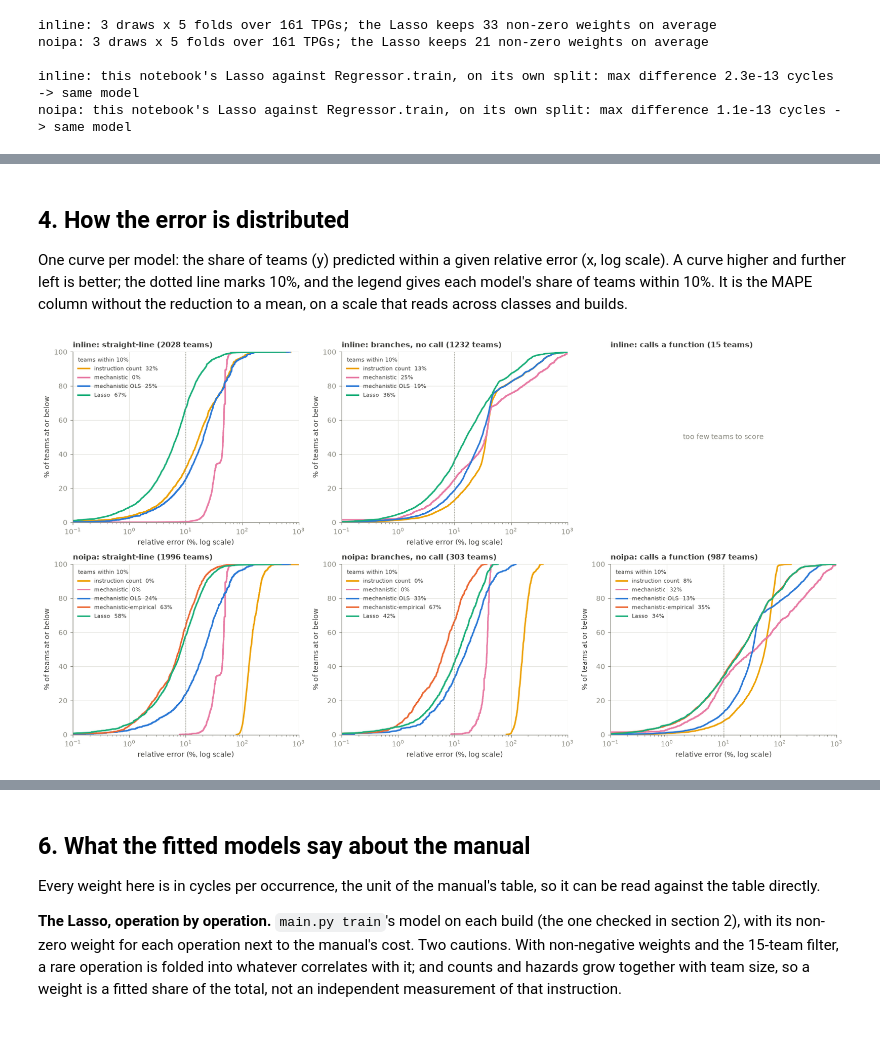
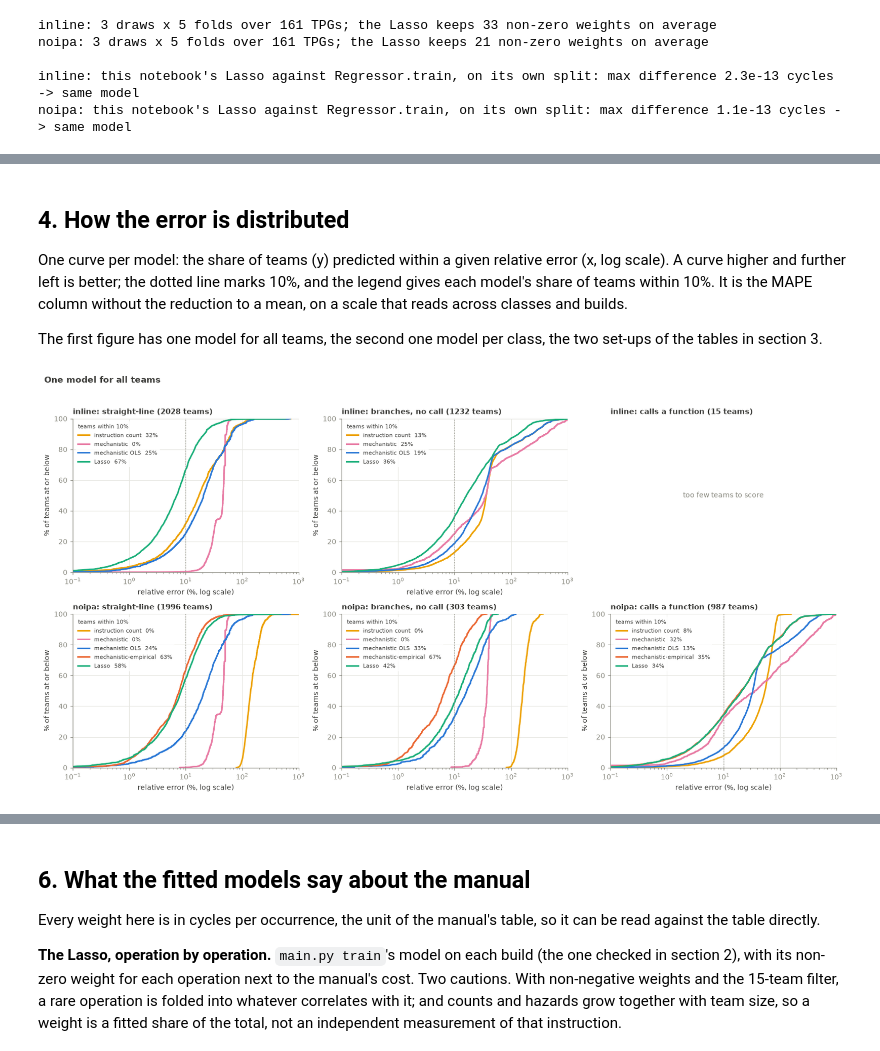
Before and after one commit to allpaul0/uarch_modeling_tpg, a Jupyter notebook: model_comparison.ipynb, the cells around one changed output, grey strips where cells are left out. Saved outputs shown, nothing was run; the diff lists cells and outputs as text; code cells hidden in the pictures.

```diff
--- a/model_comparison.ipynb
+++ b/model_comparison.ipynb
@@ -432,0 +609,4 @@ NOIPA: MAPE / MAE (cycles) / R2
+# %%
+for b in B.values():
+    if has_calls(b):                      # the library functions are called: noipa
+        print_tables(b)
@@ -438,31 +636,44 @@ error (x, log scale). A curve higher and further left is better; the dotted line
 marks 10%, and the legend gives each model's share of teams within 10%. It is the
 MAPE column without the reduction to a mean, on a scale that reads across classes
 and builds.
+
+The first figure has one model for all teams, the second one model per class, the
+two set-ups of the tables in section 3.
 # %%
-fig, axes = plt.subplots(len(B), len(CLASSES), figsize=(4.9 * len(CLASSES), 3.9 * len(B)),
-                         squeeze=False)
-for row, b in zip(axes, B.values()):
-    for ax, c in zip(row, CLASSES):
-        mask = b.cls == c
-        ax.set_title(f"{b.name}: {CLASS_LABEL[c]} ({mask.sum()} teams)")
-        if mask.sum() < 30:
-            ax.text(0.5, 0.5, "too few teams to score", ha="center", va="center",
-                    transform=ax.transAxes, color=MUTED)
-            ax.set_axis_off()
-            continue
-        for m in MODELS:
-            if b.nparams[m][0] is None:
+def plot_error_distribution(get_pred, setup):
+    '''Share of teams within each relative error, one panel per build and class, for
+    the out-of-fold predictions `get_pred(build)` of every fold draw.'''
+    fig, axes = plt.subplots(len(B), len(CLASSES), figsize=(4.9 * len(CLASSES), 3.9 * len(B)),
+                             squeeze=False)
+    for row, b in zip(axes, B.values()):
+        pred = get_pred(b)
+        for ax, c in zip(row, CLASSES):
+            mask = b.cls == c
+            ax.set_title(f"{b.name}: {CLASS_LABEL[c]} ({mask.sum()} teams)")
+            if mask.sum() < 30:
+                ax.text(0.5, 0.5, "too few teams to score", ha="center", va="center",
+                        transform=ax.transAxes, color=MUTED)
+                ax.set_axis_off()
                 continue
-            err = np.concatenate([np.abs(p[mask] - b.meas[mask]) / b.meas[mask] * 100
-                                  for p in b.pred[m]])
-            err = np.sort(np.maximum(err, 1e-2))      # an exact hit stays on the log axis
-            ax.plot(err, np.arange(1, len(err) + 1) / len(err) * 100, color=COLOR[m], lw=2,
-                    label=f"{m}  {(err <= 10).mean() * 100:.0f}%")
-        ax.axvline(10, color=MUTED, lw=0.8, ls=":")
-        ax.set(xscale="log", xlim=(0.1, 1000), ylim=(0, 100),
-               xlabel="relative error (%, log scale)", ylabel="% of teams at or below")
-        ax.legend(loc="upper left", fontsize=7.5, title="teams within 10%", title_fontsize=7.5,
-                  alignment="left")
-plt.tight_layout(); plt.show()
+            for m in MODELS:
+                if b.nparams[m][0] is None:
+                    continue
+                err = np.concatenate([np.abs(p[mask] - b.meas[mask]) / b.meas[mask] * 100
+                                      for p in pred[m]])
+                err = np.sort(np.maximum(err, 1e-2))      # an exact hit stays on the log axis
+                ax.plot(err, np.arange(1, len(err) + 1) / len(err) * 100, color=COLOR[m], lw=2,
+                        label=f"{m}  {(err <= 10).mean() * 100:.0f}%")
+            ax.axvline(10, color=MUTED, lw=0.8, ls=":")
+            ax.set(xscale="log", xlim=(0.1, 1000), ylim=(0, 100),
+                   xlabel="relative error (%, log scale)", ylabel="% of teams at or below")
+            # "best": the good curves sit top-left with one model per class, bottom-right
+            # with one for all teams, so no fixed corner suits every panel.
+            ax.legend(loc="best", fontsize=7.5, title="teams within 10%", title_fontsize=7.5,
+                      alignment="left", frameon=True, facecolor="white", framealpha=0.85,
+                      edgecolor="none")
+    fig.suptitle(setup, x=0.01, ha="left", fontsize=11, fontweight="bold", color=INK)
+    plt.tight_layout(rect=(0, 0, 1, 0.96)); plt.show()
+
+plot_error_distribution(lambda b: b.pred, "One model for all teams")
 # %% [output]
-[figure, old version]
+[figure, new version]
```
Also changed, not shown: parts of 17 cells of this notebook.
